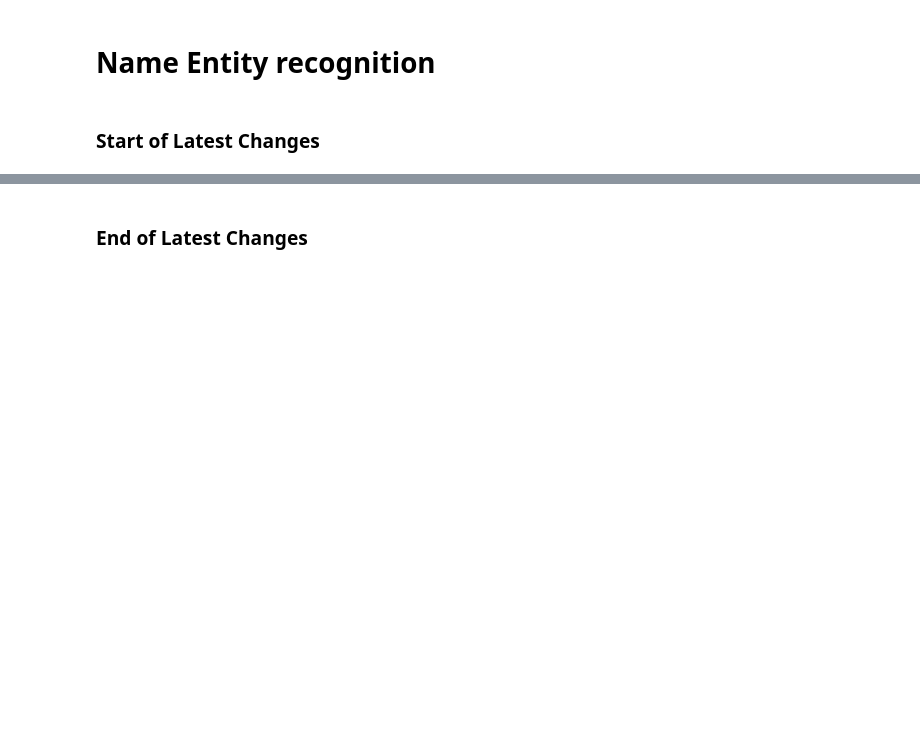
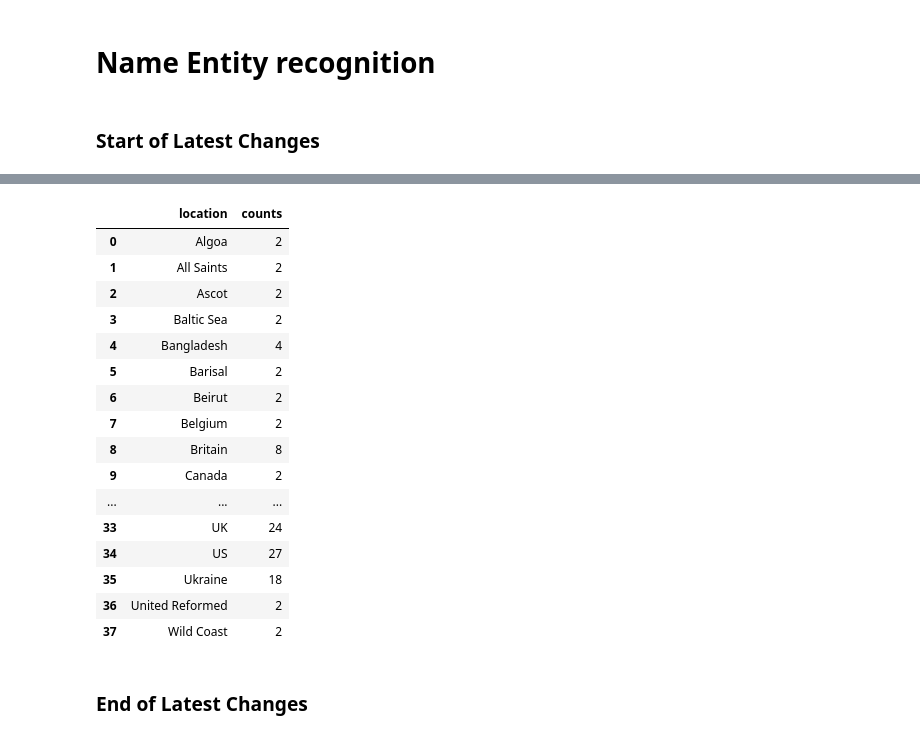
Before and after one commit to kojosbk/SDG_Allennlp, a Jupyter notebook: TeamA_Experiment.ipynb, the cells around one changed output, grey strips where cells are left out. Drawn from its saved outputs; the diff is of its cells as text; code cells hidden in the pictures; blank space fills up the shorter version.

```diff
--- a/TeamA_Experiment.ipynb
+++ b/TeamA_Experiment.ipynb
@@ -443,7 +443,7 @@ from allennlp.predictors.predictor import Predictor
 import allennlp_models.tagging
 from tqdm import tqdm
 
-def get_ent(df_org):
+def get_organization(df_org):
   df_ent = []
   for _, row in pd.DataFrame({"beg": df_org.loc[lambda x: x["tags"] == "B-ORG"].index.values,
                 "end": df_org.loc[lambda x: x["tags"] == "L-ORG"].index.values + 1}).iterrows():
@@ -464,7 +464,10 @@ for _, row in tqdm(list(train.iterrows())):
     .loc[lambda x: x["tags"].str.contains("ORG")])
 
   df_org = pd.concat(df_org).reset_index(drop=True)
-  df_ent = get_ent(df_org)
-  df_edges.append(pd.DataFrame({"src": row["text"], "dst": df_ent}))
+  df_ent = get_organization(df_org)
+  df_edges.append(pd.DataFrame({"text": row["text"], "organization": df_ent}))
+
 
 df_org = pd.concat(df_edges)
+df_org = pd.DataFrame(df_org.groupby(df_org["text"])["organization"].apply(lambda x: ', '.join(np.unique(x.values.ravel()))).reset_index())
+result = df_org["organization"]
@@ -515,0 +522,3 @@ df_loc
+# %%
+df_loc2 = df_loc.copy()
+df_loc2
@@ -515,0 +539,24 @@ df_loc
+# %%
+#df_loc2 = pd.DataFrame(df_loc2.groupby(df_loc2["text"])["location"].apply(lambda x: ', '.join(np.unique(x.values.ravel()))).reset_index(drop=True, inplace=True))
+df_loc.reset_index(drop=True, inplace=True)
+#df_loc2["location"]
+df2 = df_loc2.groupby(['location'])['location'].size().reset_index(name='counts')
+df2
+# %% [output]
+|  | location | counts |
+| 0 | Algoa | 2 |
+| 1 | All Saints | 2 |
+| 2 | Ascot | 2 |
+| 3 | Baltic Sea | 2 |
+| 4 | Bangladesh | 4 |
+| 5 | Barisal | 2 |
+| 6 | Beirut | 2 |
+| 7 | Belgium | 2 |
+| 8 | Britain | 8 |
+| 9 | Canada | 2 |
+| ... | ... | ... |
+| 33 | UK | 24 |
+| 34 | US | 27 |
+| 35 | Ukraine | 18 |
+| 36 | United Reformed | 2 |
+| 37 | Wild Coast | 2 |
```
Also changed, not shown: parts of 7 cells of this notebook, 2 other files.
